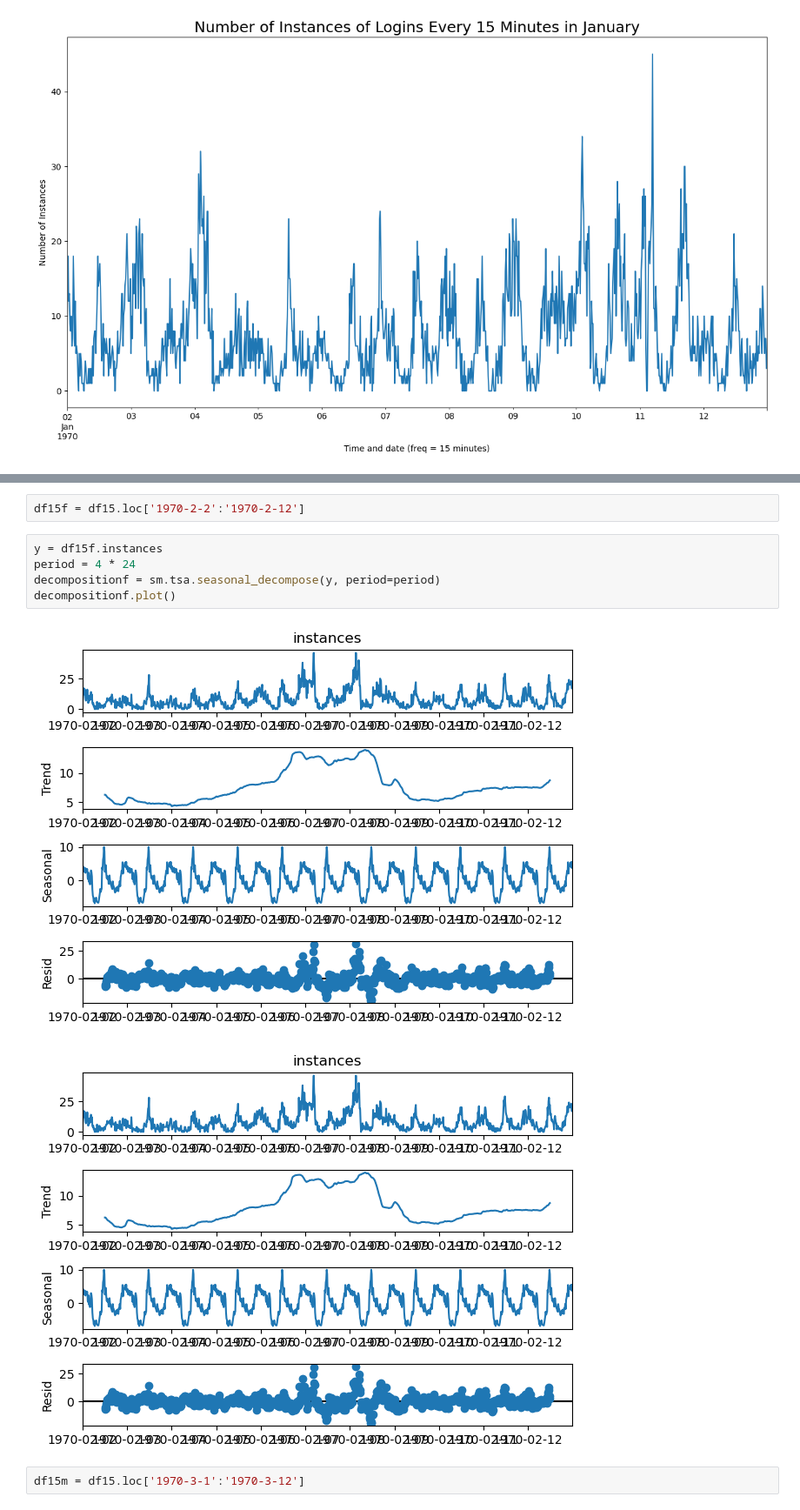
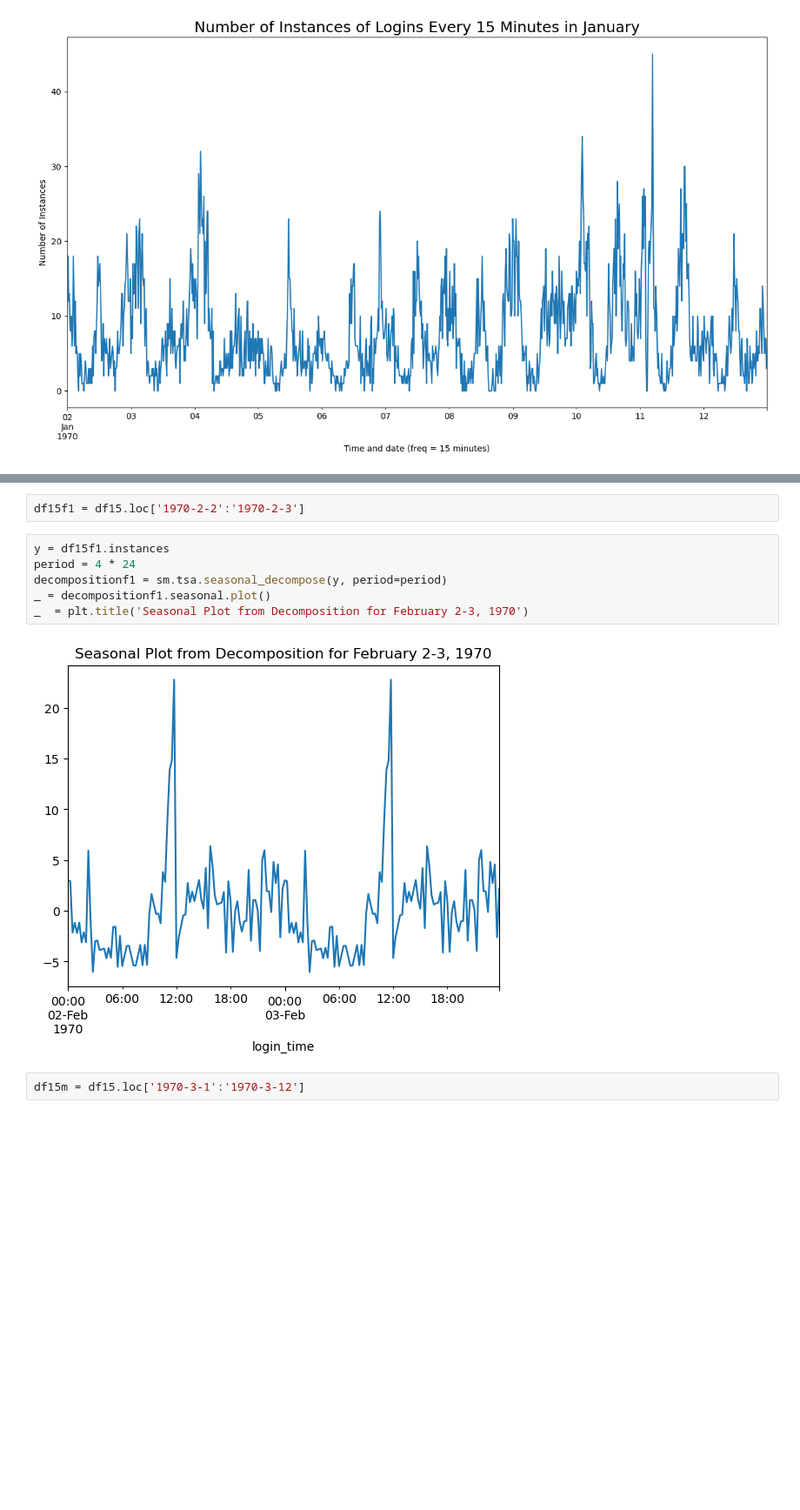
Before and after one commit to keb101/Image-Classification-Indian-Clothing, a Jupyter notebook: ultimate_challenge/Take-Home_Challenge_logins.ipynb, the cells around one changed output, grey strips where cells are left out. Shown at 87% size. Drawn from its saved outputs; the diff is of its cells as text; blank space fills up the shorter version.

Commit message:
updated some of the graphs

```diff
--- a/ultimate_challenge/Take-Home_Challenge_logins.ipynb
+++ b/ultimate_challenge/Take-Home_Challenge_logins.ipynb
@@ -148,13 +159,13 @@ decompositionj.plot()
 # %%
-df15f = df15.loc['1970-2-2':'1970-2-12']
+df15f1 = df15.loc['1970-2-2':'1970-2-3']
 # %%
-y = df15f.instances
+y = df15f1.instances
 period = 4 * 24
-decompositionf = sm.tsa.seasonal_decompose(y, period=period)
-decompositionf.plot()
+decompositionf1 = sm.tsa.seasonal_decompose(y, period=period)
+_ = decompositionf1.seasonal.plot()
+_  = plt.title('Seasonal Plot from Decomposition for February 2-3, 1970')
 # %% [output]
-[figure, old version]
+[figure, new version]
-[figure, removed]
 # %%
 df15m = df15.loc['1970-3-1':'1970-3-12']
 # %%
```
Also changed, not shown: parts of 10 cells of this notebook.
